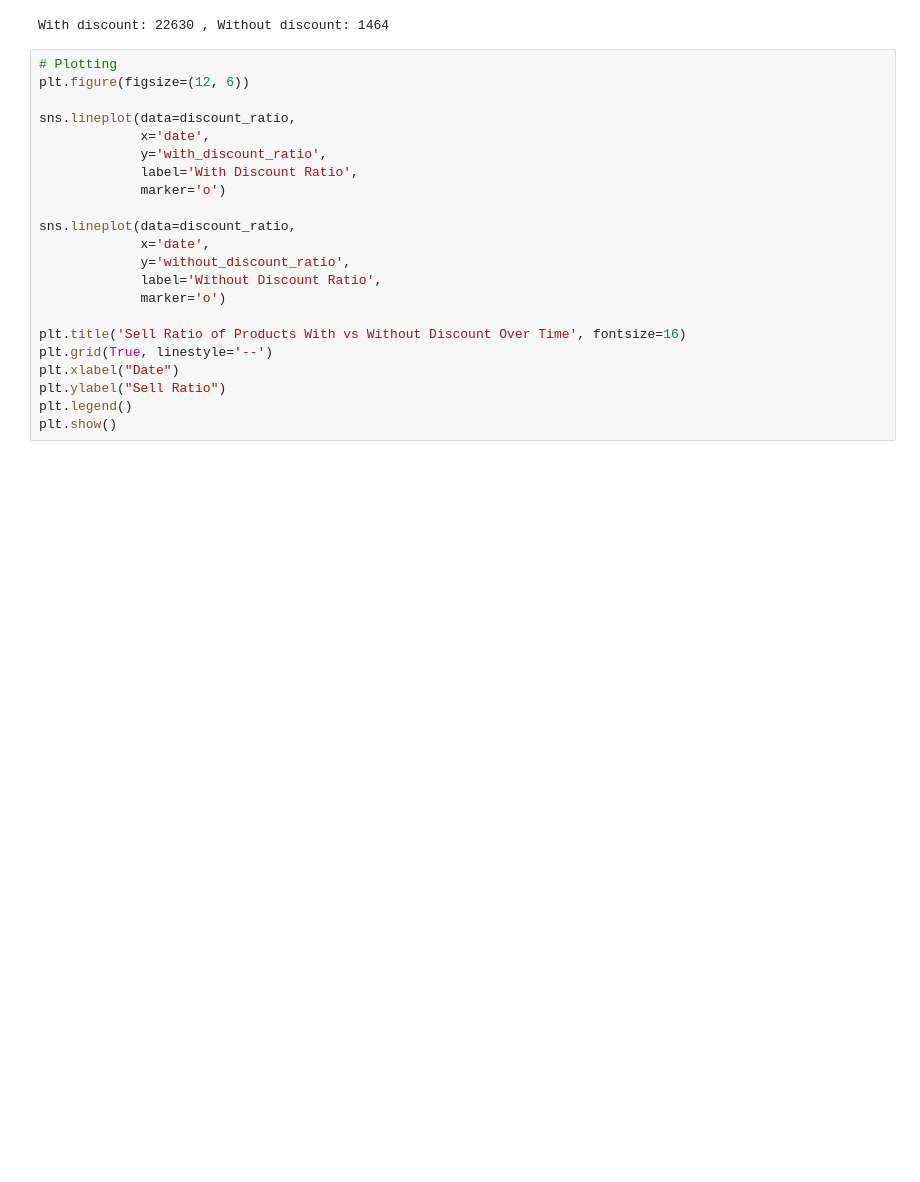
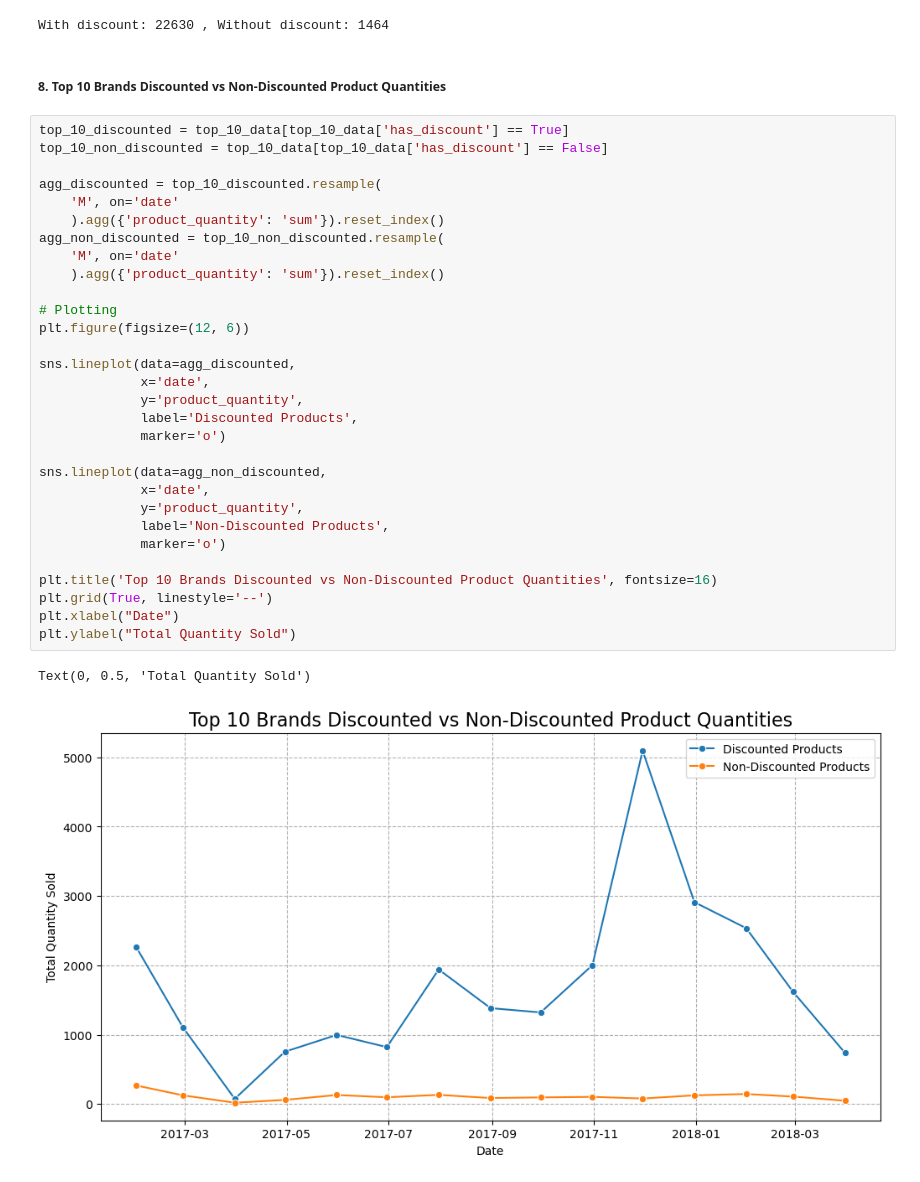
Before and after one commit to KostasBzn/WBS_CODING_SCHOOL_projects, a Jupyter notebook: 5_data_visualisation.ipynb, the cells around one changed output. Saved outputs shown, nothing was run; the diff lists cells and outputs as text; blank space fills up the shorter version.

Commit message:
visualisations_and_plots_added

```diff
--- a/5_data_visualisation.ipynb
+++ b/5_data_visualisation.ipynb
@@ -305,25 +244,38 @@ top_10_discount_count = top_10_data['has_discount'].value_counts()
 print(f"With discount: {top_10_discount_count[True]} , Without discount: {top_10_discount_count[False]}")
 # %% [output]
 With discount: 22630 , Without discount: 1464
+# %% [markdown]
+##### 8. Top 10 Brands Discounted vs Non-Discounted Product Quantities
 # %%
+top_10_discounted = top_10_data[top_10_data['has_discount'] == True]
+top_10_non_discounted = top_10_data[top_10_data['has_discount'] == False]
+
+agg_discounted = top_10_discounted.resample(
+    'M', on='date'
+    ).agg({'product_quantity': 'sum'}).reset_index()
+agg_non_discounted = top_10_non_discounted.resample(
+    'M', on='date'
+    ).agg({'product_quantity': 'sum'}).reset_index()
+
 # Plotting
 plt.figure(figsize=(12, 6))
 
-sns.lineplot(data=discount_ratio,
+sns.lineplot(data=agg_discounted,
              x='date',
-             y='with_discount_ratio',
-             label='With Discount Ratio',
+             y='product_quantity',
+             label='Discounted Products',
              marker='o')
 
-sns.lineplot(data=discount_ratio,
+sns.lineplot(data=agg_non_discounted,
              x='date',
-             y='without_discount_ratio',
-             label='Without Discount Ratio',
+             y='product_quantity',
+             label='Non-Discounted Products',
              marker='o')
 
-plt.title('Sell Ratio of Products With vs Without Discount Over Time', fontsize=16)
+plt.title('Top 10 Brands Discounted vs Non-Discounted Product Quantities', fontsize=16)
 plt.grid(True, linestyle='--')
 plt.xlabel("Date")
-plt.ylabel("Sell Ratio")
-plt.legend()
-plt.show()
+plt.ylabel("Total Quantity Sold")
+# %% [output]
+Text(0, 0.5, 'Total Quantity Sold')
+[figure, added]
```
Also changed, not shown: parts of 4 cells of this notebook.
